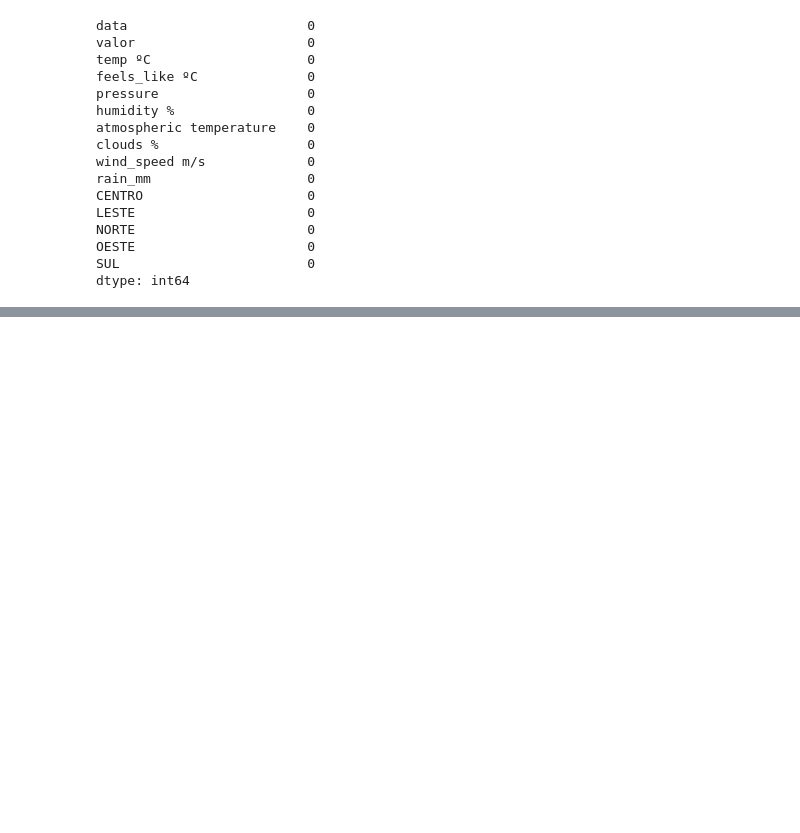
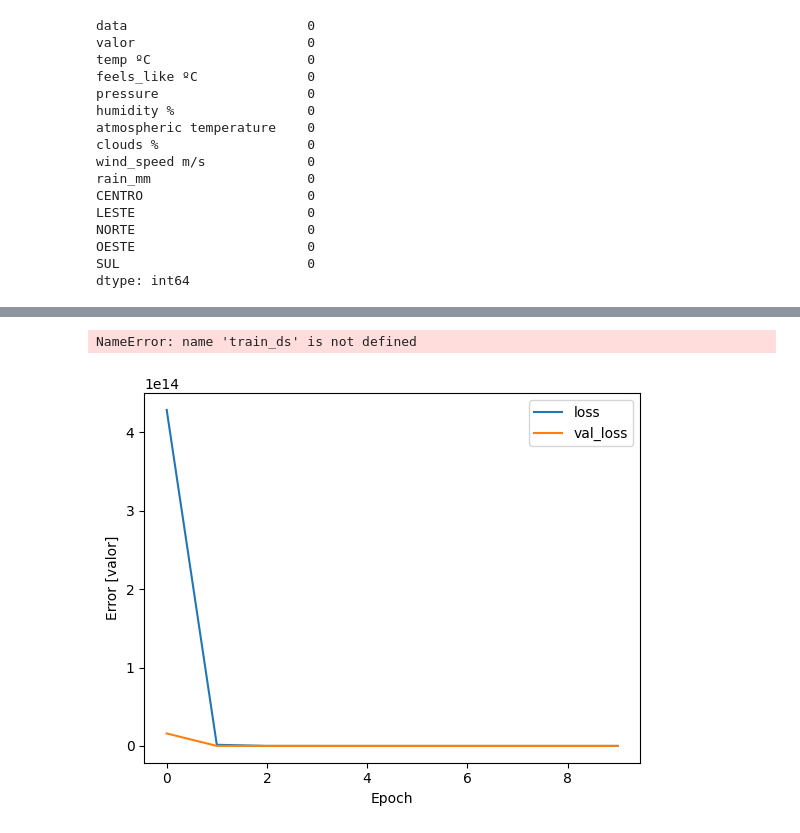
Before and after one commit to gutessitore/WeatherPrediction, a Jupyter notebook: Traffic_pred.ipynb, the cells around one changed output, grey strips where cells are left out. Saved outputs shown, nothing was run; the diff lists cells and outputs as text; code cells hidden in the pictures; blank space fills up the shorter version.

```diff
--- a/Traffic_pred.ipynb
+++ b/Traffic_pred.ipynb
@@ -506,0 +522,11 @@ KeyboardInterrupt:
+# %%
+#create model
+model = tf.keras.Sequential([
+    tf.keras.layers.Dense(units=64, activation='relu'),
+    tf.keras.layers.Dense(units=32, activation='relu'),
+    tf.keras.layers.Dense(units=16, activation='relu'),
+    tf.keras.layers.Dense(units=1)
+])
+
+model.compile(loss=tf.losses.MeanSquaredError(),
+                optimizer=tf.optimizers.Adam(), metrics=[tf.metrics.MeanAbsoluteError()])
@@ -506,0 +548,16 @@ KeyboardInterrupt:
+# %%
+#train model
+history = model.fit(train_ds, epochs=10, validation_data=val_ds)
+# %% [output]
+NameError: name 'train_ds' is not defined
+# %%
+#plot loss and mean absolute error
+import matplotlib.pyplot as plt
+plt.plot(history.history['loss'], label='loss')
+plt.plot(history.history['val_loss'], label = 'val_loss')
+plt.xlabel('Epoch')
+plt.ylabel('Error [valor]')
+plt.legend(loc='upper right')
+plt.show()
+# %% [output]
+[figure, added]
```
Also changed, not shown: parts of 16 cells of this notebook, 1 other file.
